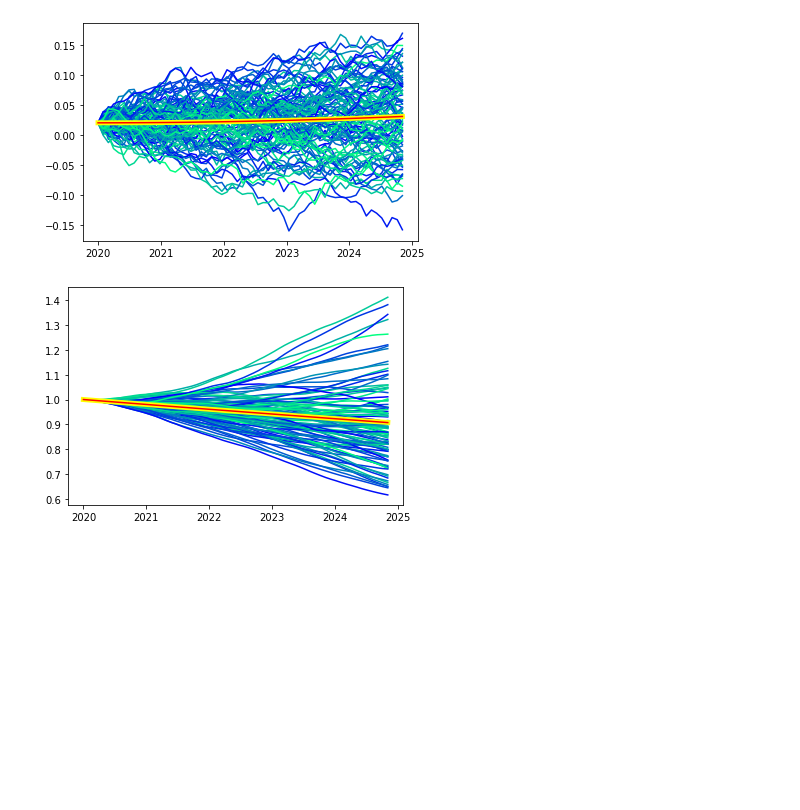
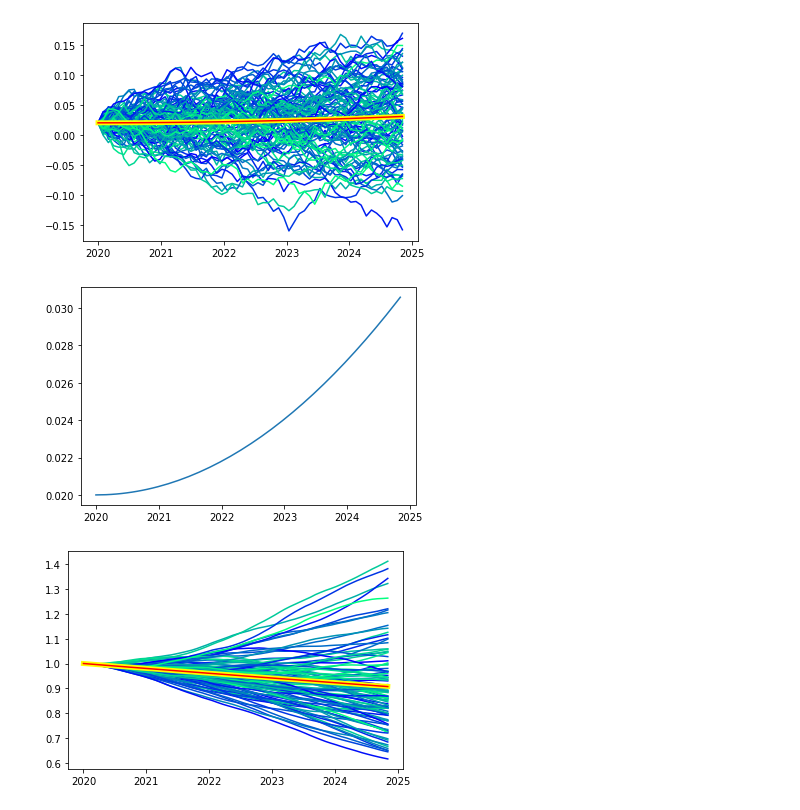
Before and after one commit to luphord/monte-carlo-contracts, a Jupyter notebook: examples/Ho-Lee Model.ipynb, the cells around one changed output. Drawn from its saved outputs; the diff is of its cells as text; code cells hidden in the pictures; blank space fills up the shorter version.

```diff
--- a/examples/Ho-Lee Model.ipynb
+++ b/examples/Ho-Lee Model.ipynb
@@ -38,6 +38,17 @@ plt.plot(dategrid, hl.mu_t(yearfractions), linewidth=5, color="yellow");
 plt.plot(dategrid, hl.shortrates.mean(axis=0), color="red");
 # %% [output]
 [figure]
+# %%
+finegrid = np.arange(
+    dategrid[0],
+    dategrid[-1],
+    1,
+    dtype="datetime64[D]",
+)
+fineyearfractions = (finegrid - finegrid[0]).astype(np.float64) / 365
+plt.plot(finegrid, hl.mu_t(fineyearfractions));
+# %% [output]
+[figure, added]
 # %%
 colormap = plt.cm.winter
 plt.gca().set_prop_cycle(plt.cycler('color', colormap(np.linspace(0, 1, 20))))
```
Also changed, not shown: 2 other files.
